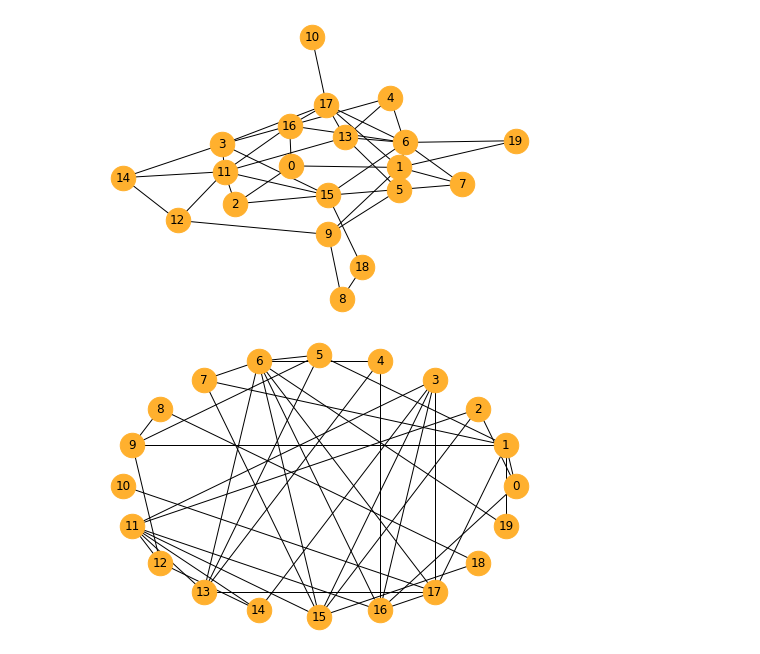
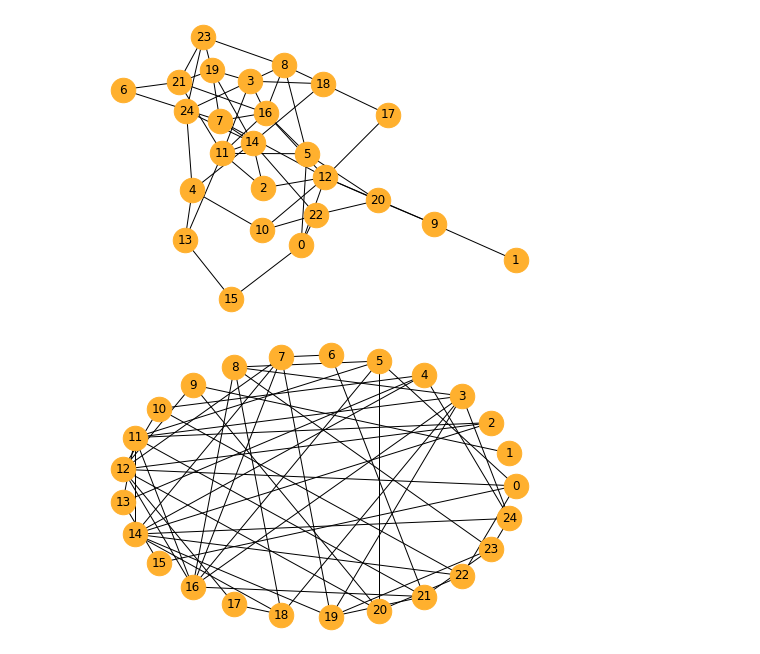
Before and after one commit to OlyaKotova/Graphs, a Jupyter notebook: diplom.ipynb, the cells around one changed output. Cells and saved outputs as stored; diff of their text form; code cells hidden in the pictures.

```diff
--- a/diplom.ipynb
+++ b/diplom.ipynb
@@ -138,21 +99,21 @@ def min_weighted_vertex_cover(G, weight=None):
 # %%
 # Строим рандомный граф
 # n - количество вершин
-n = 20
+n = 25
 
-graph = random_graph(n, 0.1)
+graph = random_graph(n, 0.07)
 nx.draw(graph,
          node_color='#ffb02e',
          node_size=600,
          with_labels=True)
 # %% [output]
-[figure, old version]
+[figure, new version]
 # %%
 nx.draw_circular(graph,
          node_color='#ffb02e',
          node_size=600,
          with_labels=True)
 # %% [output]
-[figure, old version]
+[figure, new version]
 # %%
 sub = graph
```
Also changed, not shown: parts of 10 cells of this notebook, 1 other file.
